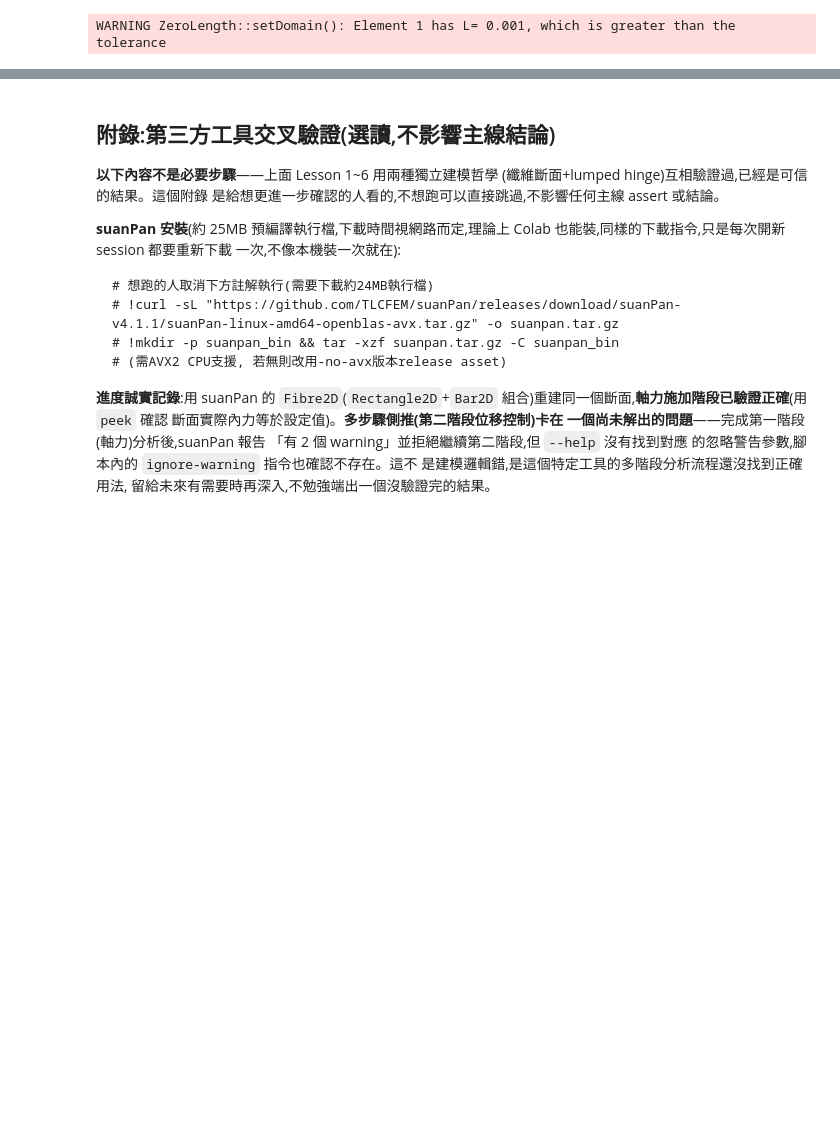
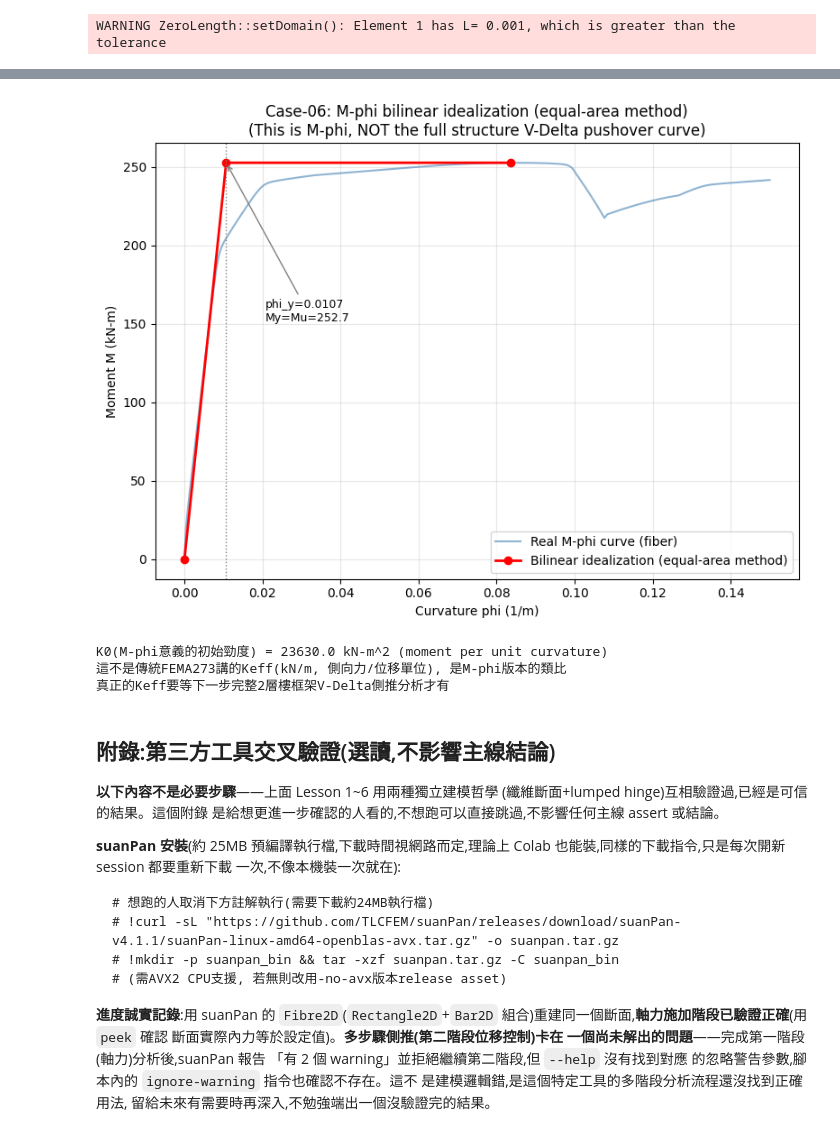
Before and after one commit to zhixiu0223/taiwan-seismic-code-calc, a Jupyter notebook: notebooks/case06_fiber_pm_interaction.ipynb, the cells around one changed output, grey strips where cells are left out. Cells and saved outputs as stored; diff of their text form; code cells hidden in the pictures; blank space fills up the shorter version.

```diff
--- a/notebooks/case06_fiber_pm_interaction.ipynb
+++ b/notebooks/case06_fiber_pm_interaction.ipynb
@@ -465,3 +615,27 @@ WARNING ZeroLength::setDomain(): Element 1 has L= 0.001, which is greater than t
+# %%
+fig, ax = plt.subplots(figsize=(8,6))
+ax.plot(phis, moments, '-', color='steelblue', lw=1.5, alpha=0.6, label='Real M-phi curve (fiber)')
+ax.plot([0, phi_y, phi_u], [0, M_u, M_u], 'o-', color='red', lw=2, ms=6,
+        label='Bilinear idealization (equal-area method)')
+ax.axvline(phi_y, color='gray', ls=':', lw=1)
+ax.annotate(f'phi_y={phi_y:.4f}\nMy=Mu={M_u:.1f}', xy=(phi_y,M_u), xytext=(phi_y+0.01,M_u*0.6),
+            fontsize=9, arrowprops=dict(arrowstyle='->',color='gray'))
+ax.set_xlabel('Curvature phi (1/m)')
+ax.set_ylabel('Moment M (kN-m)')
+ax.set_title('Case-06: M-phi bilinear idealization (equal-area method)\n(This is M-phi, NOT the full structure V-Delta pushover curve)')
+ax.legend()
+ax.grid(True, alpha=0.3)
+plt.tight_layout()
+plt.show()
+
+print(f"K0(M-phi意義的初始勁度) = {K0:.1f} kN-m^2 (moment per unit curvature)")
+print("這不是傳統FEMA273講的Keff(kN/m, 側向力/位移單位), 是M-phi版本的類比")
+print("真正的Keff要等下一步完整2層樓框架V-Delta側推分析才有")
+# %% [output]
+[figure, added]
+K0(M-phi意義的初始勁度) = 23630.0 kN-m^2 (moment per unit curvature)
+這不是傳統FEMA273講的Keff(kN/m, 側向力/位移單位), 是M-phi版本的類比
+真正的Keff要等下一步完整2層樓框架V-Delta側推分析才有
 # %% [markdown]
 ## 附錄:第三方工具交叉驗證(選讀,不影響主線結論)
 
```
Also changed, not shown: parts of 4 cells of this notebook.
